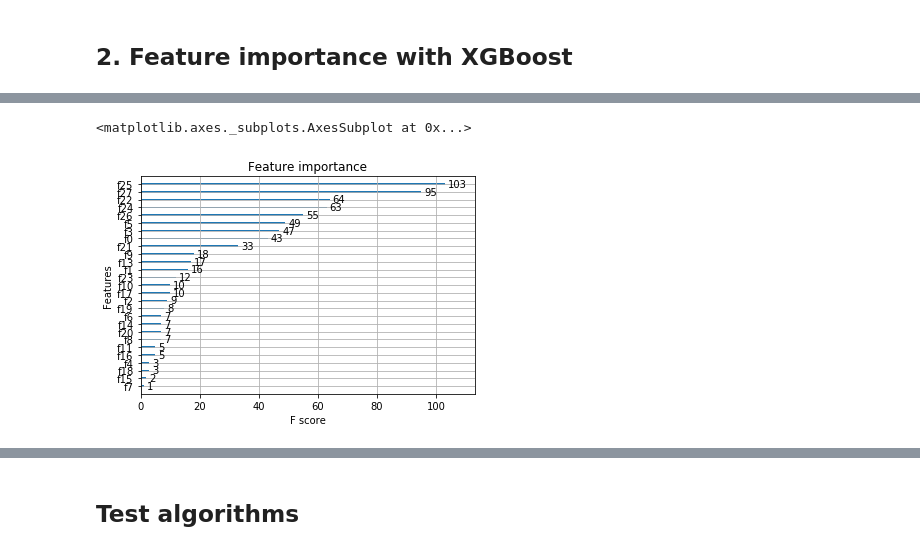
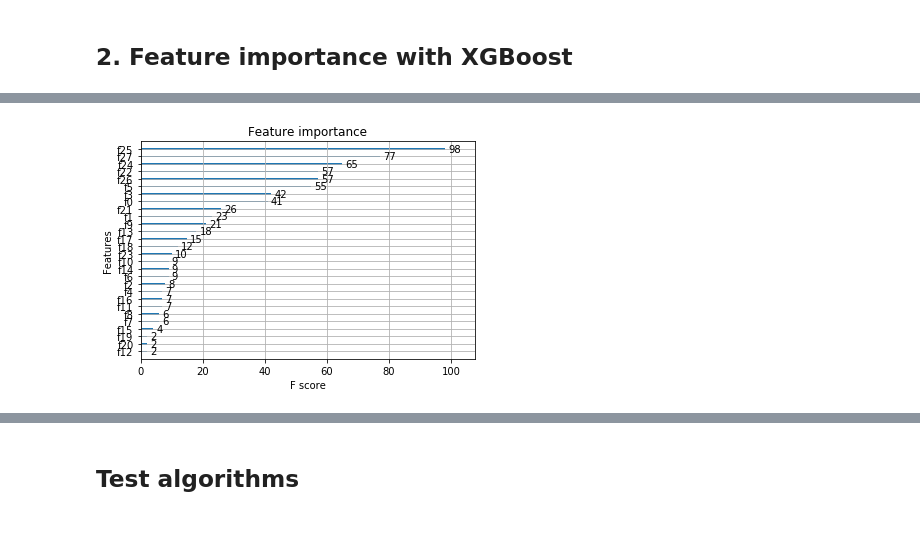
Before and after one commit to llayer/ml_exercise, a Jupyter notebook: Higgs.ipynb, the cells around one changed output, grey strips where cells are left out. Drawn from its saved outputs; the diff is of its cells as text; code cells hidden in the pictures.

```diff
--- a/Higgs.ipynb
+++ b/Higgs.ipynb
@@ -80,6 +83,0 @@ XGBClassifier(base_score=0.5, booster='gbtree', colsample_bylevel=1,
-# %%
-from xgboost import plot_importance
-plot_importance(model_bdt)
-# %% [output]
-<matplotlib.axes._subplots.AxesSubplot at 0x...>
-[figure, removed]
@@ -92,3 +84,7 @@ feature_importance = feature_importance.sort_values(by=['fscore'], ascending=Fal
+# %%
+feature_importance = get_feature_importance(X_train, y_train)
+# %% [output]
+[figure, added]
 # %%
 feature_importance.head()
 # %% [output]
```
Also changed, not shown: parts of 9 cells of this notebook.
